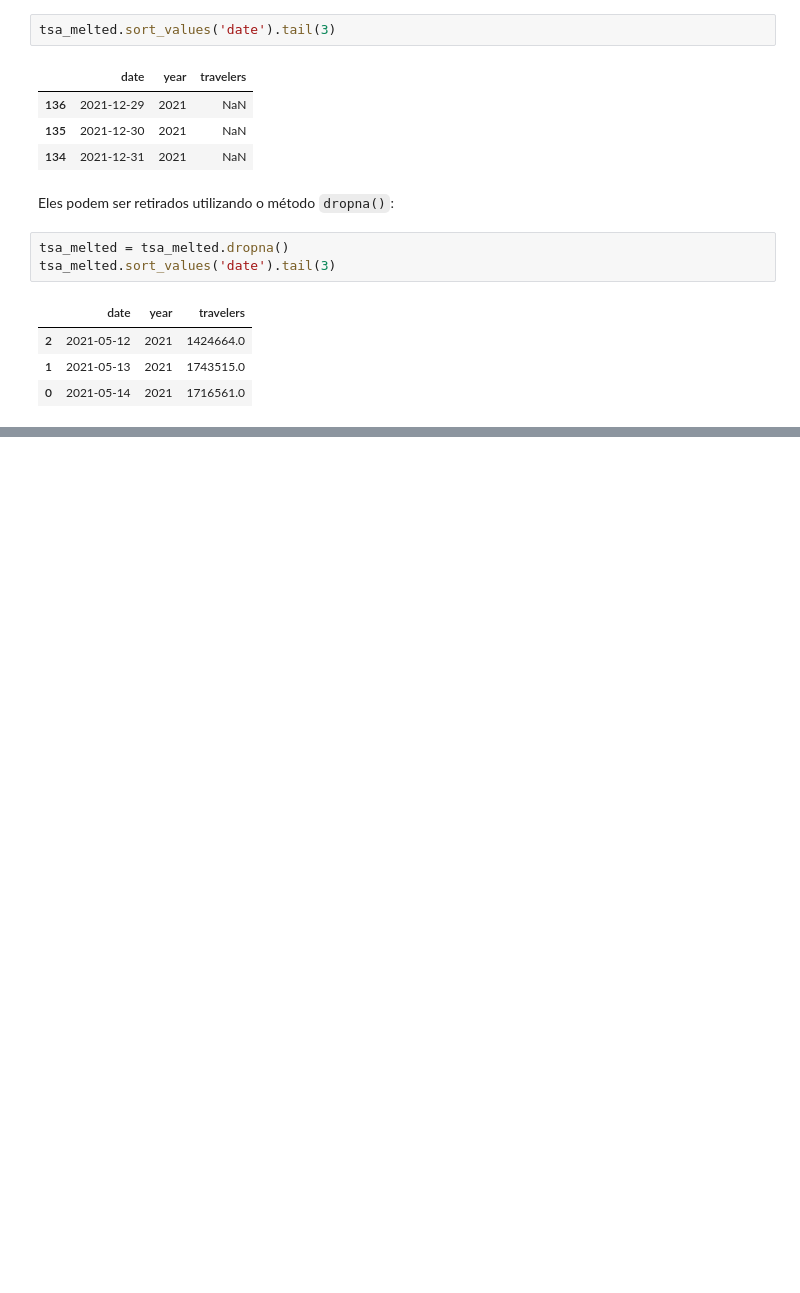
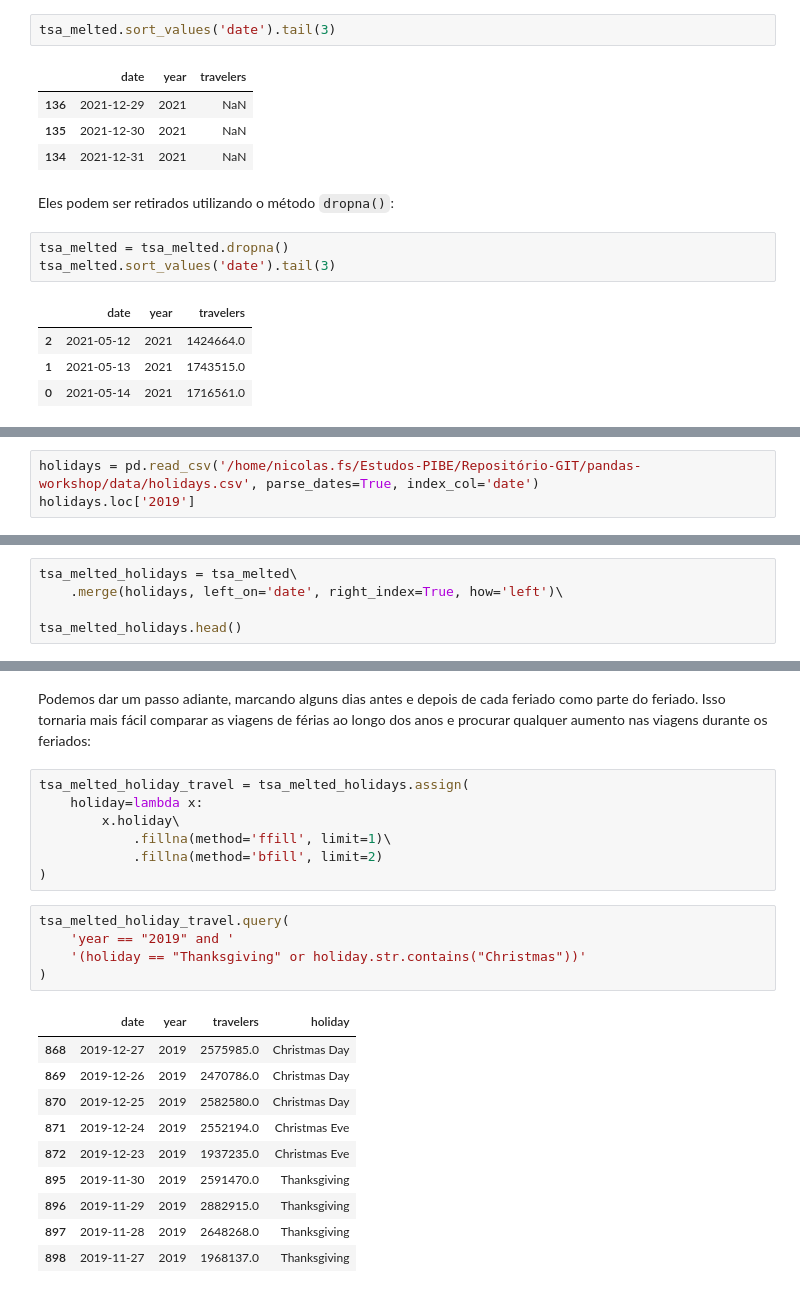
Before and after one commit to nicolas1707/pandas-workshop, a Jupyter notebook: notebooks/Anotações.ipynb, the cells around one changed output, grey strips where cells are left out. Drawn from its saved outputs; the diff is of its cells as text; blank space fills up the shorter version.

```diff
--- a/notebooks/Anotações.ipynb
+++ b/notebooks/Anotações.ipynb
@@ -692,0 +443,3 @@ tsa_melted.sort_values('date').tail(3)
+# %%
+holidays = pd.read_csv('/home/nicolas.fs/Estudos-PIBE/Repositório-GIT/pandas-workshop/data/holidays.csv', parse_dates=True, index_col='date')
+holidays.loc['2019']
@@ -692,0 +459,5 @@ tsa_melted.sort_values('date').tail(3)
+# %%
+tsa_melted_holidays = tsa_melted\
+    .merge(holidays, left_on='date', right_index=True, how='left')\
+
+tsa_melted_holidays.head()
@@ -692,0 +490,25 @@ tsa_melted.sort_values('date').tail(3)
+# %% [markdown]
+Podemos dar um passo adiante, marcando alguns dias antes e depois de cada feriado como parte do feriado. Isso tornaria mais fácil comparar as viagens de férias ao longo dos anos e procurar qualquer aumento nas viagens durante os feriados:
+# %%
+tsa_melted_holiday_travel = tsa_melted_holidays.assign(
+    holiday=lambda x:
+        x.holiday\
+            .fillna(method='ffill', limit=1)\
+            .fillna(method='bfill', limit=2)
+)
+# %%
+tsa_melted_holiday_travel.query(
+    'year == "2019" and '
+    '(holiday == "Thanksgiving" or holiday.str.contains("Christmas"))'
+)
+# %% [output]
+|  | date | year | travelers | holiday |
+| 868 | 2019-12-27 | 2019 | 2575985.0 | Christmas Day |
+| 869 | 2019-12-26 | 2019 | 2470786.0 | Christmas Day |
+| 870 | 2019-12-25 | 2019 | 2582580.0 | Christmas Day |
+| 871 | 2019-12-24 | 2019 | 2552194.0 | Christmas Eve |
+| 872 | 2019-12-23 | 2019 | 1937235.0 | Christmas Eve |
+| 895 | 2019-11-30 | 2019 | 2591470.0 | Thanksgiving |
+| 896 | 2019-11-29 | 2019 | 2882915.0 | Thanksgiving |
+| 897 | 2019-11-28 | 2019 | 2648268.0 | Thanksgiving |
+| 898 | 2019-11-27 | 2019 | 1968137.0 | Thanksgiving |
```
Also changed, not shown: parts of 54 cells of this notebook.
